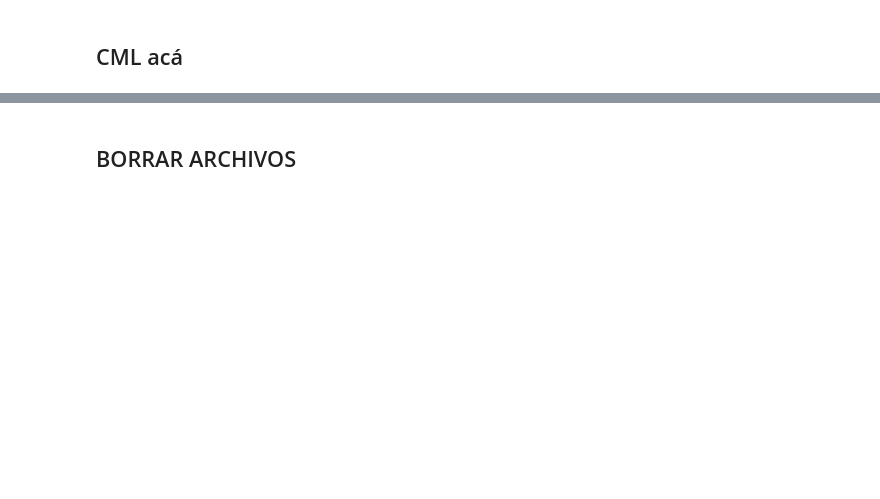
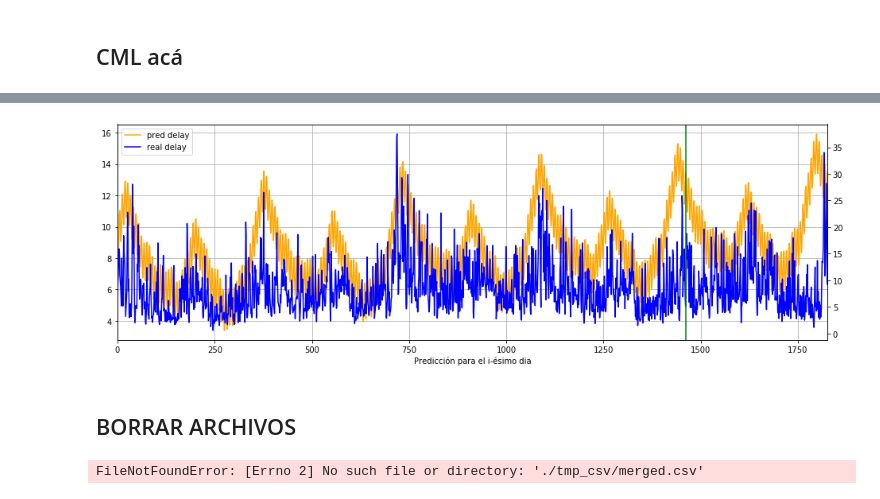
Before and after one commit to jpcenteno/flight-delay-estimation, a Jupyter notebook: notebooks/monthly_delay.ipynb, the cells around one changed output, grey strips where cells are left out. Drawn from its saved outputs; the diff is of its cells as text; code cells hidden in the pictures; blank space fills up the shorter version.

```diff
--- a/notebooks/monthly_delay.ipynb
+++ b/notebooks/monthly_delay.ipynb
@@ -133,4 +102,0 @@ coefs = np.linalg.lstsq(A, delays, rcond=None)[0]
-# %%
-del df["dl_pred"]
-df["dl_pred"] = A@coefs
-df
@@ -166,0 +103,5 @@ plt.show()
+# %%
+#delays = df["DepDelay"]
+old_delays = df.loc[df["Year"]<1998]["DepDelay"]
+print(old_delays)
+print(df["DepDelay"])
@@ -174,0 +164,7 @@ plt.show()
+# %%
+full_delays = df["DepDelay"]
+full_arrays = get_x_vals(full_delays)
+full_A = np.stack(full_arrays)
+
+df["dl_pred"] = full_A@coefs
+df
@@ -175,3 +185,21 @@ plt.show()
+# %%
+plt.figure(figsize=(16,5))
+plt.xlabel('Predicción para el i-ésimo dia')
+
+
+ax1 = df.dl_pred.plot(color='orange', grid=True, label='pred delay')
+ax2 = df.DepDelay.plot(color='blue', grid=True, secondary_y=True, label='real delay')
+
+xticks = ax1.xaxis.get_major_ticks()
+plt.axvline(x=len(old_delays), color="green")
+
+h1, l1 = ax1.get_legend_handles_labels()
+h2, l2 = ax2.get_legend_handles_labels()
+
+plt.legend(h1+h2, l1+l2, loc=2)
+plt.show()
+# %% [output]
+[figure, added]
 # %% [markdown]
 ## BORRAR ARCHIVOS
 # %%
@@ -179,6 +207,11 @@ plt.show()
 for filename in os.listdir(tmp_dir):
     if fnmatch.fnmatch(filename, '*.csv') and filename != "merged.csv":
         os.remove(tmp_dir+filename)
+# %%
+#borrar merged
+os.remove(tmp_dir+"merged.csv")
+# %% [output]
+FileNotFoundError: [Errno 2] No such file or directory: './tmp_csv/merged.csv'
 # %%
 #borrar tmp
 shutil.rmtree(tmp_dir)
```
Also changed, not shown: parts of 14 cells of this notebook.
